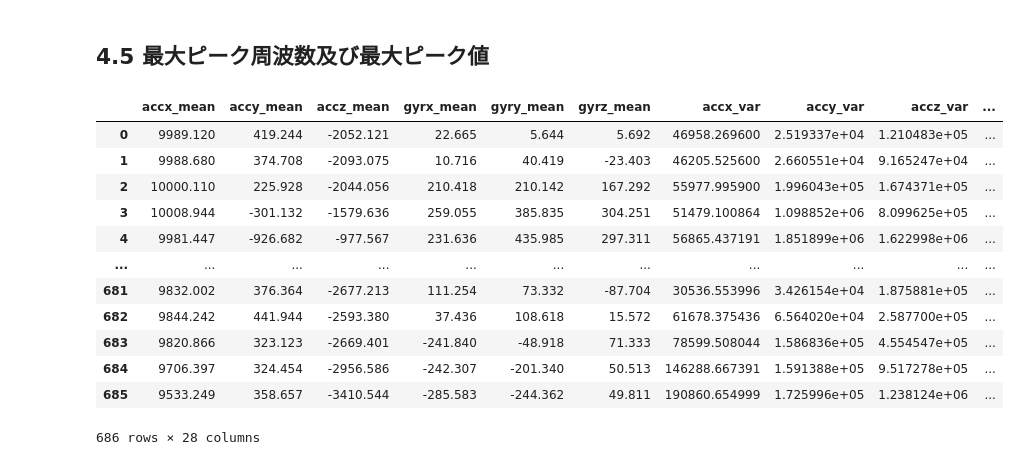
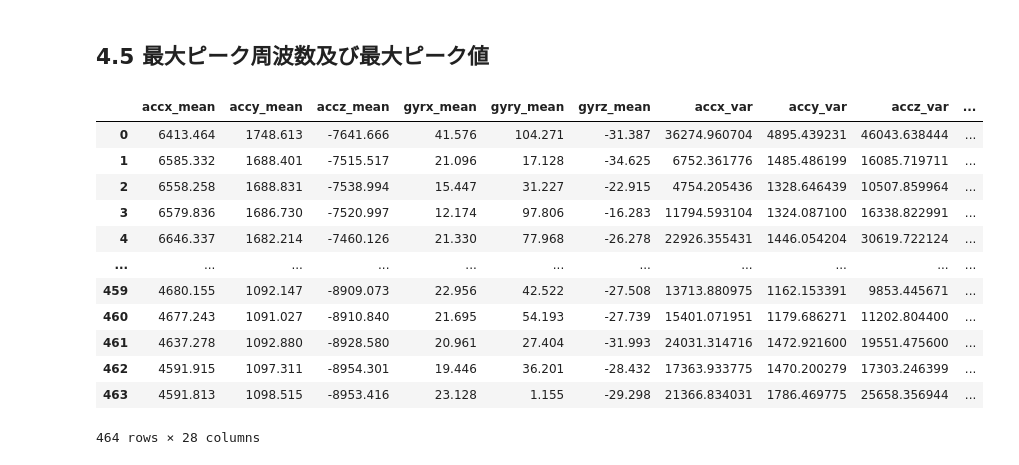
Before and after one commit to aki-1125/exp_gd_20201111, a Jupyter notebook: acc_gyr_gd_20201111_A.ipynb, the cells around one changed output. Cells and saved outputs as stored; diff of their text form; code cells hidden in the pictures.

```diff
--- a/acc_gyr_gd_20201111_A.ipynb
+++ b/acc_gyr_gd_20201111_A.ipynb
@@ -396,8 +395,8 @@ data1_a_label_80["finish_time"] = data1_a_label_80["finish_time"].dt.strftime("%
 # data2_a_label_60["start_time"] = data2_a_label_60["start_time"].dt.strftime("%Y-%m-%d %H:%M:%S")
 # data2_a_label_60["finish_time"] = data2_a_label_60["finish_time"].dt.strftime("%Y-%m-%d %H:%M:%S")
 # %%
-# data2_a_label_70["start_time"] = data2_a_label_70["start_time"].dt.strftime("%Y-%m-%d %H:%M:%S")
-# data2_a_label_70["finish_time"] = data2_a_label_70["finish_time"].dt.strftime("%Y-%m-%d %H:%M:%S")
+data2_a_label_70["start_time"] = data2_a_label_70["start_time"].dt.strftime("%Y-%m-%d %H:%M:%S")
+data2_a_label_70["finish_time"] = data2_a_label_70["finish_time"].dt.strftime("%Y-%m-%d %H:%M:%S")
 # %%
 # data2_a_label_80["start_time"] = data2_a_label_80["start_time"].dt.strftime("%Y-%m-%d %H:%M:%S")
 # data2_a_label_80["finish_time"] = data2_a_label_80["finish_time"].dt.strftime("%Y-%m-%d %H:%M:%S")
@@ -656,15 +675,15 @@ def acc_gyr_min_order(data_record, data_label):
     min_list = pd.concat([acc_min_list, gyr_min_list], axis=1, ignore_index=False)
     return min_list
 
-data1_a_50_record_min = acc_gyr_min_order(data1_a_record_1, data1_a_label_50)
-data1_a_60_record_min = acc_gyr_min_order(data1_a_record_2, data1_a_label_60)
-data1_a_70_record_min = acc_gyr_min_order(data1_a_record_3, data1_a_label_70)
-data1_a_80_record_min = acc_gyr_min_order(data1_a_record_4, data1_a_label_80)
+#data1_a_50_record_min = acc_gyr_min_order(data1_a_record_1, data1_a_label_50)
+#data1_a_60_record_min = acc_gyr_min_order(data1_a_record_2, data1_a_label_60)
+#data1_a_70_record_min = acc_gyr_min_order(data1_a_record_3, data1_a_label_70)
+#data1_a_80_record_min = acc_gyr_min_order(data1_a_record_4, data1_a_label_80)
 
 # data2_a_50_record_min = acc_gyr_min_order(data2_a_record_1, data2_a_label_50)
-# data2_a_60_record_min = acc_gyr_min_order(data2_b_record_2, data2_a_label_60)
-# data2_a_70_record_min = acc_gyr_min_order(data2_c_record_3, data2_a_label_70)
-# data2_a_80_record_min = acc_gyr_min_order(data2_d_record_4, data2_a_label_80)
+# data2_a_60_record_min = acc_gyr_min_order(data2_a_record_2, data2_a_label_60)
+data2_a_70_record_min = acc_gyr_min_order(data2_a_record_3, data2_a_label_70)
+# data2_a_80_record_min = acc_gyr_min_order(data2_a_record_4, data2_a_label_80)
 
 # a = data1_a_50_record_min
 # b = data1_a_60_record_min
@@ -749,14 +768,14 @@ def fq_amp_max_order(data_record, data_label):
     b = pd.concat([data_record_accn_fq_amp_max, data_record_gyrn_fq_amp_max], axis=1, ignore_index=False)
     return b
 
-data1_a_50_record_fq_amp_max = fq_amp_max_order(data1_a_record_1, data1_a_label_50)
-data1_a_60_record_fq_amp_max = fq_amp_max_order(data1_a_record_2, data1_a_label_60)
-data1_a_70_record_fq_amp_max = fq_amp_max_order(data1_a_record_3, data1_a_label_70)
-data1_a_80_record_fq_amp_max = fq_amp_max_order(data1_a_record_4, data1_a_label_80)
+# data1_a_50_record_fq_amp_max = fq_amp_max_order(data1_a_record_1, data1_a_label_50)
+# data1_a_60_record_fq_amp_max = fq_amp_max_order(data1_a_record_2, data1_a_label_60)
+# data1_a_70_record_fq_amp_max = fq_amp_max_order(data1_a_record_3, data1_a_label_70)
+# data1_a_80_record_fq_amp_max = fq_amp_max_order(data1_a_record_4, data1_a_label_80)
 
 # data2_a_50_record_fq_amp_max = fq_amp_max_order(data2_a_record_1, data2_a_label_50)
 # data2_a_60_record_fq_amp_max = fq_amp_max_order(data2_a_record_2, data2_a_label_60)
-# data2_a_70_record_fq_amp_max = fq_amp_max_order(data2_a_record_3, data2_a_label_70)
+data2_a_70_record_fq_amp_max = fq_amp_max_order(data2_a_record_3, data2_a_label_70)
 # data2_a_80_record_fq_amp_max = fq_amp_max_order(data2_a_record_4, data2_a_label_80)
 
 # a = data1_a_50_record_fq_amp_max
@@ -773,31 +792,31 @@ data1_a_80_record_fq_amp_max = fq_amp_max_order(data1_a_record_4, data1_a_label_
 # fq_amp_max_list
 # %%
 #全特徴量の行列の導出
-data1_a_50_record_all_feature = pd.concat([data1_a_50_record_mean, data1_a_50_record_var, data1_a_50_record_max, data1_a_50_record_min, data1_a_50_record_fq_amp_max], axis=1, ignore_index=False)
-data1_a_60_record_all_feature = pd.concat([data1_a_60_record_mean, data1_a_60_record_var, data1_a_60_record_max, data1_a_60_record_min, data1_a_60_record_fq_amp_max], axis=1, ignore_index=False)
-data1_a_70_record_all_feature = pd.concat([data1_a_70_record_mean, data1_a_70_record_var, data1_a_70_record_max, data1_a_70_record_min, data1_a_70_record_fq_amp_max], axis=1, ignore_index=False)
-data1_a_80_record_all_feature = pd.concat([data1_a_80_record_mean, data1_a_80_record_var, data1_a_80_record_max, data1_a_80_record_min, data1_a_80_record_fq_amp_max], axis=1, ignore_index=False)
+# data1_a_50_record_all_feature = pd.concat([data1_a_50_record_mean, data1_a_50_record_var, data1_a_50_record_max, data1_a_50_record_min, data1_a_50_record_fq_amp_max], axis=1, ignore_index=False)
+# data1_a_60_record_all_feature = pd.concat([data1_a_60_record_mean, data1_a_60_record_var, data1_a_60_record_max, data1_a_60_record_min, data1_a_60_record_fq_amp_max], axis=1, ignore_index=False)
+# data1_a_70_record_all_feature = pd.concat([data1_a_70_record_mean, data1_a_70_record_var, data1_a_70_record_max, data1_a_70_record_min, data1_a_70_record_fq_amp_max], axis=1, ignore_index=False)
+# data1_a_80_record_all_feature = pd.concat([data1_a_80_record_mean, data1_a_80_record_var, data1_a_80_record_max, data1_a_80_record_min, data1_a_80_record_fq_amp_max], axis=1, ignore_index=False)
 
 # data2_a_50_record_all_feature = pd.concat([data2_a_50_record_mean, data2_a_50_record_var, data2_a_50_record_max, data2_a_50_record_min, data2_a_50_record_fq_amp_max], axis=1, ignore_index=False)
 # data2_a_60_record_all_feature = pd.concat([data2_a_60_record_mean, data2_a_60_record_var, data2_a_60_record_max, data2_a_60_record_min, data2_a_60_record_fq_amp_max], axis=1, ignore_index=False)
-# data2_a_70_record_all_feature = pd.concat([data2_a_70_record_mean, data2_a_70_record_var, data2_a_70_record_max, data2_a_70_record_min, data2_a_70_record_fq_amp_max], axis=1, ignore_index=False)
+data2_a_70_record_all_feature = pd.concat([data2_a_70_record_mean, data2_a_70_record_var, data2_a_70_record_max, data2_a_70_record_min, data2_a_70_record_fq_amp_max], axis=1, ignore_index=False)
 # data2_a_80_record_all_feature = pd.concat([data2_a_80_record_mean, data2_a_80_record_var, data2_a_80_record_max, data2_a_80_record_min, data2_a_80_record_fq_amp_max], axis=1, ignore_index=False)
 # %%
 #編集したデータの確認(確認のためセッション1のAさんのデータを表示している)
-data1_a_60_record_all_feature
+data2_a_70_record_all_feature
 # %% [output]
 |  | accx_mean | accy_mean | accz_mean | gyrx_mean | gyry_mean | gyrz_mean | accx_var | accy_var | accz_var | ... |
-| 0 | 9989.120 | 419.244 | -2052.121 | 22.665 | 5.644 | 5.692 | 46958.269600 | 2.519337e+04 | 1.210483e+05 | ... |
-| 1 | 9988.680 | 374.708 | -2093.075 | 10.716 | 40.419 | -23.403 | 46205.525600 | 2.660551e+04 | 9.165247e+04 | ... |
-| 2 | 10000.110 | 225.928 | -2044.056 | 210.418 | 210.142 | 167.292 | 55977.995900 | 1.996043e+05 | 1.674371e+05 | ... |
-| 3 | 10008.944 | -301.132 | -1579.636 | 259.055 | 385.835 | 304.251 | 51479.100864 | 1.098852e+06 | 8.099625e+05 | ... |
-| 4 | 9981.447 | -926.682 | -977.567 | 231.636 | 435.985 | 297.311 | 56865.437191 | 1.851899e+06 | 1.622998e+06 | ... |
+| 0 | 6413.464 | 1748.613 | -7641.666 | 41.576 | 104.271 | -31.387 | 36274.960704 | 4895.439231 | 46043.638444 | ... |
+| 1 | 6585.332 | 1688.401 | -7515.517 | 21.096 | 17.128 | -34.625 | 6752.361776 | 1485.486199 | 16085.719711 | ... |
+| 2 | 6558.258 | 1688.831 | -7538.994 | 15.447 | 31.227 | -22.915 | 4754.205436 | 1328.646439 | 10507.859964 | ... |
+| 3 | 6579.836 | 1686.730 | -7520.997 | 12.174 | 97.806 | -16.283 | 11794.593104 | 1324.087100 | 16338.822991 | ... |
+| 4 | 6646.337 | 1682.214 | -7460.126 | 21.330 | 77.968 | -26.278 | 22926.355431 | 1446.054204 | 30619.722124 | ... |
 | ... | ... | ... | ... | ... | ... | ... | ... | ... | ... | ... |
-| 681 | 9832.002 | 376.364 | -2677.213 | 111.254 | 73.332 | -87.704 | 30536.553996 | 3.426154e+04 | 1.875881e+05 | ... |
-| 682 | 9844.242 | 441.944 | -2593.380 | 37.436 | 108.618 | 15.572 | 61678.375436 | 6.564020e+04 | 2.587700e+05 | ... |
-| 683 | 9820.866 | 323.123 | -2669.401 | -241.840 | -48.918 | 71.333 | 78599.508044 | 1.586836e+05 | 4.554547e+05 | ... |
-| 684 | 9706.397 | 324.454 | -2956.586 | -242.307 | -201.340 | 50.513 | 146288.667391 | 1.591388e+05 | 9.517278e+05 | ... |
-| 685 | 9533.249 | 358.657 | -3410.544 | -285.583 | -244.362 | 49.811 | 190860.654999 | 1.725996e+05 | 1.238124e+06 | ... |
+| 459 | 4680.155 | 1092.147 | -8909.073 | 22.956 | 42.522 | -27.508 | 13713.880975 | 1162.153391 | 9853.445671 | ... |
+| 460 | 4677.243 | 1091.027 | -8910.840 | 21.695 | 54.193 | -27.739 | 15401.071951 | 1179.686271 | 11202.804400 | ... |
+| 461 | 4637.278 | 1092.880 | -8928.580 | 20.961 | 27.404 | -31.993 | 24031.314716 | 1472.921600 | 19551.475600 | ... |
+| 462 | 4591.915 | 1097.311 | -8954.301 | 19.446 | 36.201 | -28.432 | 17363.933775 | 1470.200279 | 17303.246399 | ... |
+| 463 | 4591.813 | 1098.515 | -8953.416 | 23.128 | 1.155 | -29.298 | 21366.834031 | 1786.469775 | 25658.356944 | ... |
-686 rows × 28 columns
+464 rows × 28 columns
 # %%
 #各特徴量データの保存
```
Also changed, not shown: parts of 51 cells of this notebook, 3 other files.
